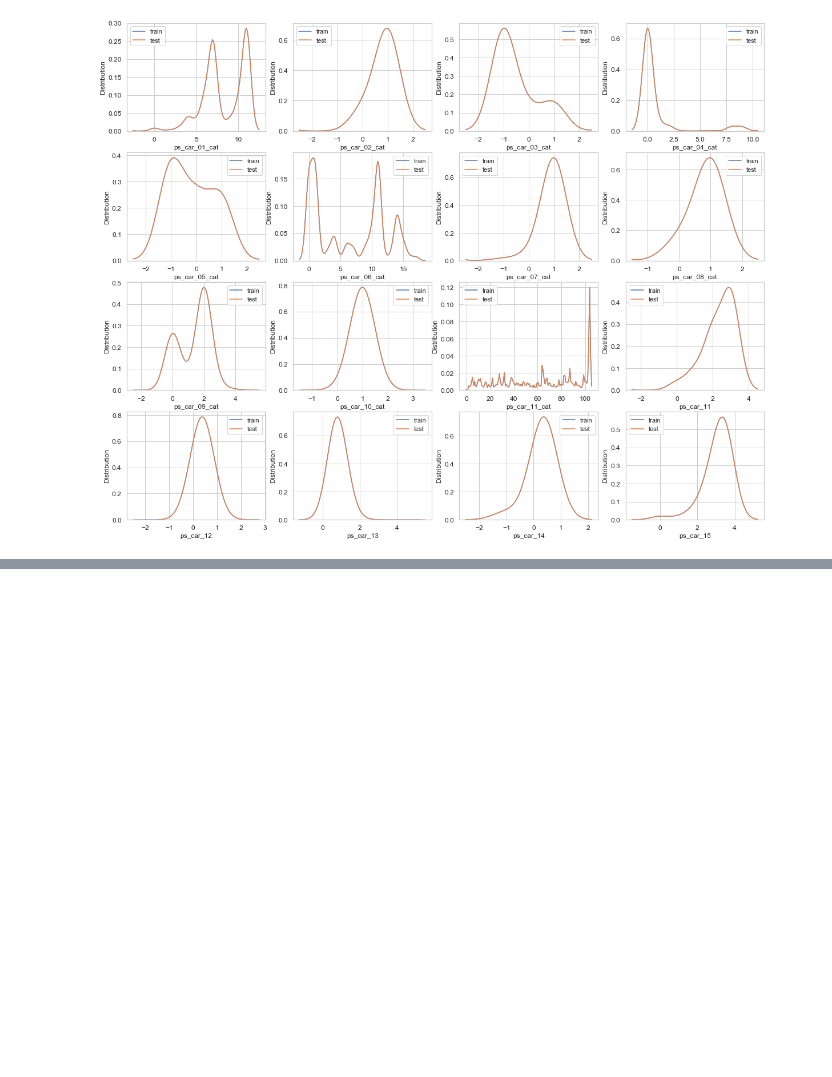
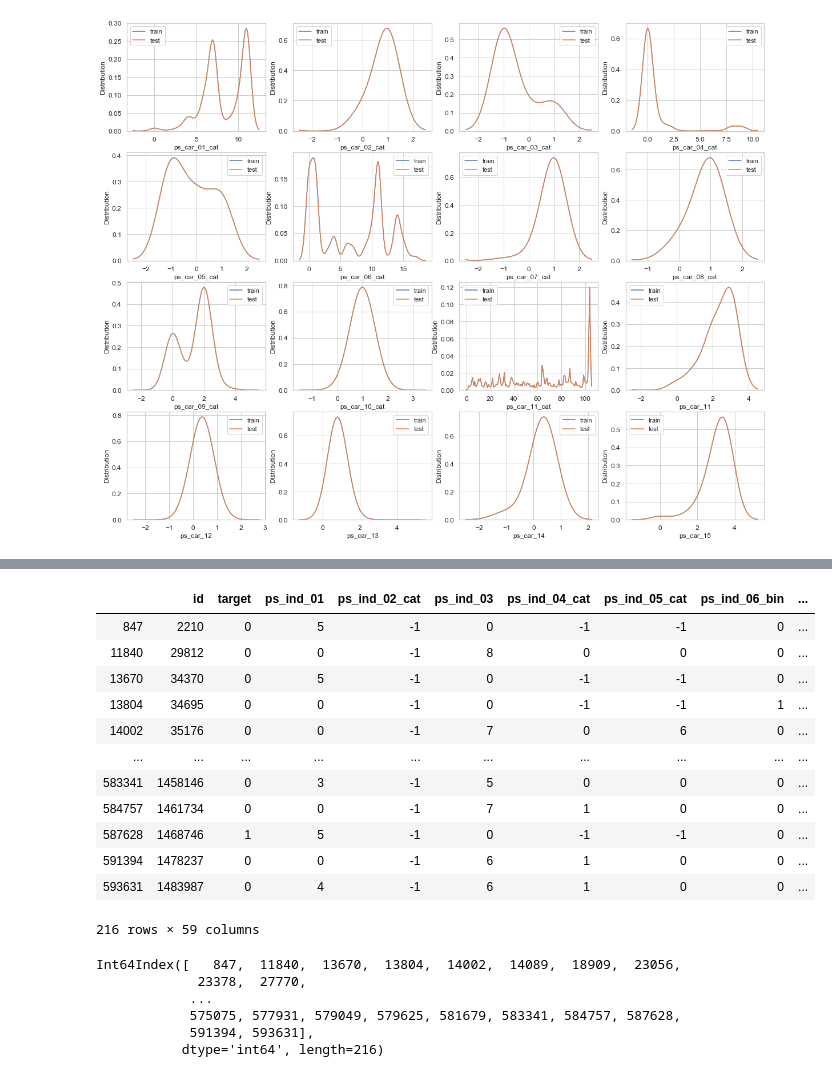
Before and after one commit to lingo94/DS, a Jupyter notebook: BinaryClassification-4.ipynb, the cells around one changed output, grey strips where cells are left out. Drawn from its saved outputs; the diff is of its cells as text; code cells hidden in the pictures; blank space fills up the shorter version.

```diff
--- a/BinaryClassification-4.ipynb
+++ b/BinaryClassification-4.ipynb
@@ -628,0 +682,26 @@ plt.show()
+# %%
+trainset[trainset['ps_ind_02_cat']== -1]
+# %% [output]
+|  | id | target | ps_ind_01 | ps_ind_02_cat | ps_ind_03 | ps_ind_04_cat | ps_ind_05_cat | ps_ind_06_bin | ... |
+| 847 | 2210 | 0 | 5 | -1 | 0 | -1 | -1 | 0 | ... |
+| 11840 | 29812 | 0 | 0 | -1 | 8 | 0 | 0 | 0 | ... |
+| 13670 | 34370 | 0 | 5 | -1 | 0 | -1 | -1 | 0 | ... |
+| 13804 | 34695 | 0 | 0 | -1 | 0 | -1 | -1 | 1 | ... |
+| 14002 | 35176 | 0 | 0 | -1 | 7 | 0 | 6 | 0 | ... |
+| ... | ... | ... | ... | ... | ... | ... | ... | ... | ... |
+| 583341 | 1458146 | 0 | 3 | -1 | 5 | 0 | 0 | 0 | ... |
+| 584757 | 1461734 | 0 | 0 | -1 | 7 | 1 | 0 | 0 | ... |
+| 587628 | 1468746 | 1 | 5 | -1 | 0 | -1 | -1 | 0 | ... |
+| 591394 | 1478237 | 0 | 0 | -1 | 6 | 1 | 0 | 0 | ... |
+| 593631 | 1483987 | 0 | 4 | -1 | 6 | 1 | 0 | 0 | ... |
+216 rows × 59 columns
+# %%
+trainset[trainset['ps_ind_02_cat'] == -1]['ps_ind_02_cat'].count()
+trainset[trainset['ps_ind_02_cat'] == -1]['ps_ind_02_cat'].index
+# %% [output]
+Int64Index([   847,  11840,  13670,  13804,  14002,  14089,  18909,  23056,
+             23378,  27770,
+            ...
+            575075, 577931, 579049, 579625, 581679, 583341, 584757, 587628,
+            591394, 593631],
+           dtype='int64', length=216)
```
Also changed, not shown: parts of 20 cells of this notebook, 2 other files.
